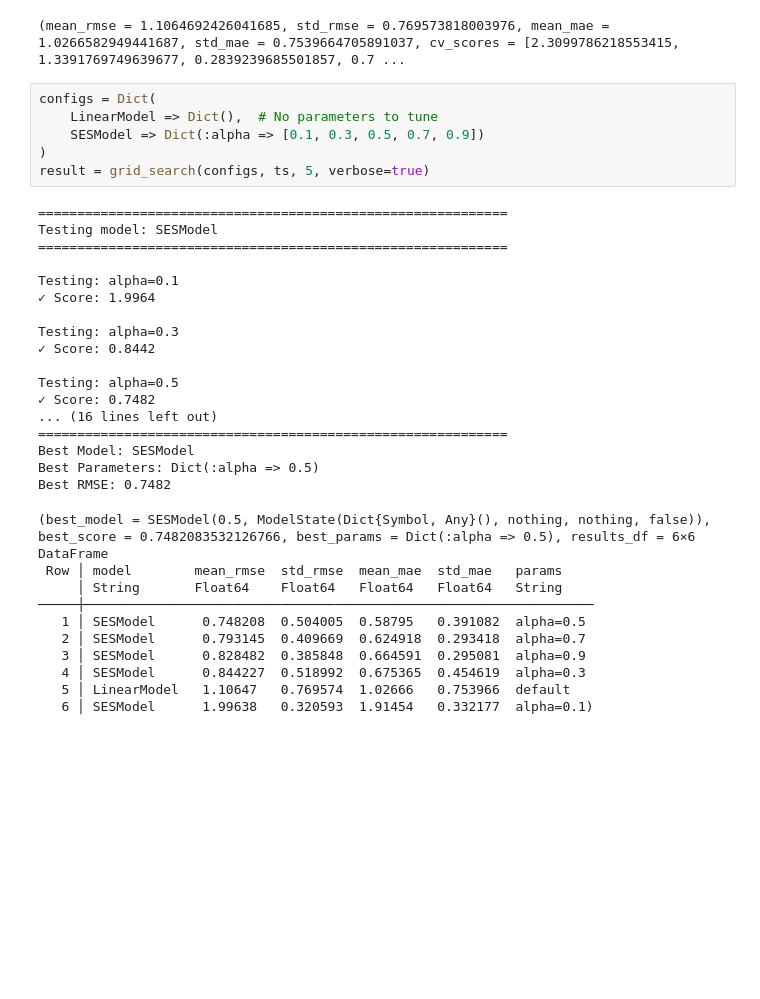
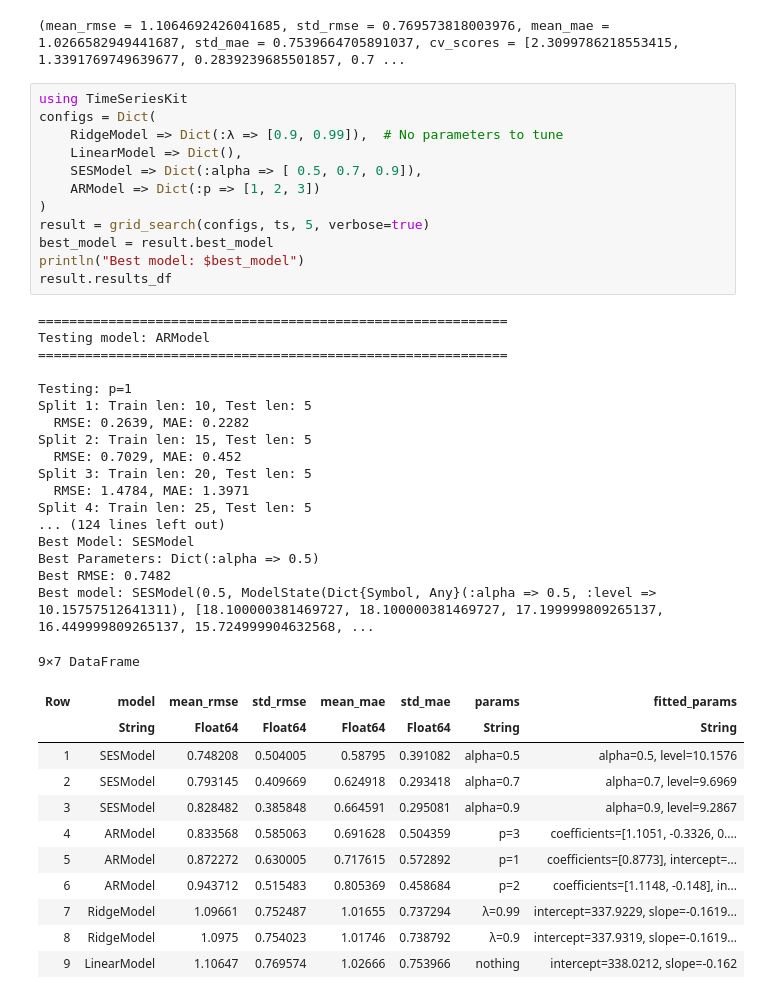
Before and after one commit to YannickGibson/TimeSeriesKit.jl, a Jupyter notebook: examples/emissions.ipynb, the cells around one changed output. Drawn from its saved outputs; the diff is of its cells as text; blank space fills up the shorter version.

```diff
--- a/examples/emissions.ipynb
+++ b/examples/emissions.ipynb
@@ -115,38 +113,46 @@ Split 5: Train len: 30, Test len: 4
   RMSE: 0.8271, MAE: 0.7518
 (mean_rmse = 1.1064692426041685, std_rmse = 0.769573818003976, mean_mae = 1.0266582949441687, std_mae = 0.7539664705891037, cv_scores = [2.3099786218553415, 1.3391769749639677, 0.2839239685501857, 0.7 ...
 # %%
+using TimeSeriesKit
 configs = Dict(
-    LinearModel => Dict(),  # No parameters to tune
-    SESModel => Dict(:alpha => [0.1, 0.3, 0.5, 0.7, 0.9])
+    RidgeModel => Dict(:λ => [0.9, 0.99]),  # No parameters to tune
+    LinearModel => Dict(),
+    SESModel => Dict(:alpha => [ 0.5, 0.7, 0.9]),
+    ARModel => Dict(:p => [1, 2, 3])
 )
 result = grid_search(configs, ts, 5, verbose=true)
+best_model = result.best_model
+println("Best model: $best_model")
+result.results_df
 # %% [output]
 ============================================================
-Testing model: SESModel
+Testing model: ARModel
 ============================================================
 
-Testing: alpha=0.1
-✓ Score: 1.9964
-
-Testing: alpha=0.3
-✓ Score: 0.8442
-
-Testing: alpha=0.5
-✓ Score: 0.7482
-... (16 lines left out)
-============================================================
+Testing: p=1
+Split 1: Train len: 10, Test len: 5
+  RMSE: 0.2639, MAE: 0.2282
+Split 2: Train len: 15, Test len: 5
+  RMSE: 0.7029, MAE: 0.452
+Split 3: Train len: 20, Test len: 5
+  RMSE: 1.4784, MAE: 1.3971
+Split 4: Train len: 25, Test len: 5
+... (124 lines left out)
 Best Model: SESModel
 Best Parameters: Dict(:alpha => 0.5)
 Best RMSE: 0.7482
+Best model: SESModel(0.5, ModelState(Dict{Symbol, Any}(:alpha => 0.5, :level => 10.15757512641311), [18.100000381469727, 18.100000381469727, 17.199999809265137, 16.449999809265137, 15.724999904632568, ...
-(best_model = SESModel(0.5, ModelState(Dict{Symbol, Any}(), nothing, nothing, false)), best_score = 0.7482083532126766, best_params = Dict(:alpha => 0.5), results_df = 6×6 DataFrame
- Row │ model        mean_rmse  std_rmse  mean_mae  std_mae   params
-     │ String       Float64    Float64   Float64   Float64   String
-─────┼─────────────────────────────────────────────────────────────────
-   1 │ SESModel      0.748208  0.504005  0.58795   0.391082  alpha=0.5
-   2 │ SESModel      0.793145  0.409669  0.624918  0.293418  alpha=0.7
-   3 │ SESModel      0.828482  0.385848  0.664591  0.295081  alpha=0.9
-   4 │ SESModel      0.844227  0.518992  0.675365  0.454619  alpha=0.3
-   5 │ LinearModel   1.10647   0.769574  1.02666   0.753966  default
-   6 │ SESModel      1.99638   0.320593  1.91454   0.332177  alpha=0.1)
+9×7 DataFrame
+| Row | model | mean_rmse | std_rmse | mean_mae | std_mae | params | fitted_params |
+|  | String | Float64 | Float64 | Float64 | Float64 | String | String |
+| 1 | SESModel | 0.748208 | 0.504005 | 0.58795 | 0.391082 | alpha=0.5 | alpha=0.5, level=10.1576 |
+| 2 | SESModel | 0.793145 | 0.409669 | 0.624918 | 0.293418 | alpha=0.7 | alpha=0.7, level=9.6969 |
+| 3 | SESModel | 0.828482 | 0.385848 | 0.664591 | 0.295081 | alpha=0.9 | alpha=0.9, level=9.2867 |
+| 4 | ARModel | 0.833568 | 0.585063 | 0.691628 | 0.504359 | p=3 | coefficients=[1.1051, -0.3326, 0.... |
+| 5 | ARModel | 0.872272 | 0.630005 | 0.717615 | 0.572892 | p=1 | coefficients=[0.8773], intercept=... |
+| 6 | ARModel | 0.943712 | 0.515483 | 0.805369 | 0.458684 | p=2 | coefficients=[1.1148, -0.148], in... |
+| 7 | RidgeModel | 1.09661 | 0.752487 | 1.01655 | 0.737294 | λ=0.99 | intercept=337.9229, slope=-0.1619... |
+| 8 | RidgeModel | 1.0975 | 0.754023 | 1.01746 | 0.738792 | λ=0.9 | intercept=337.9319, slope=-0.1619... |
+| 9 | LinearModel | 1.10647 | 0.769574 | 1.02666 | 0.753966 | nothing | intercept=338.0212, slope=-0.162 |
 # %%
 
```
Also changed, not shown: parts of 4 cells of this notebook, 9 other files.
